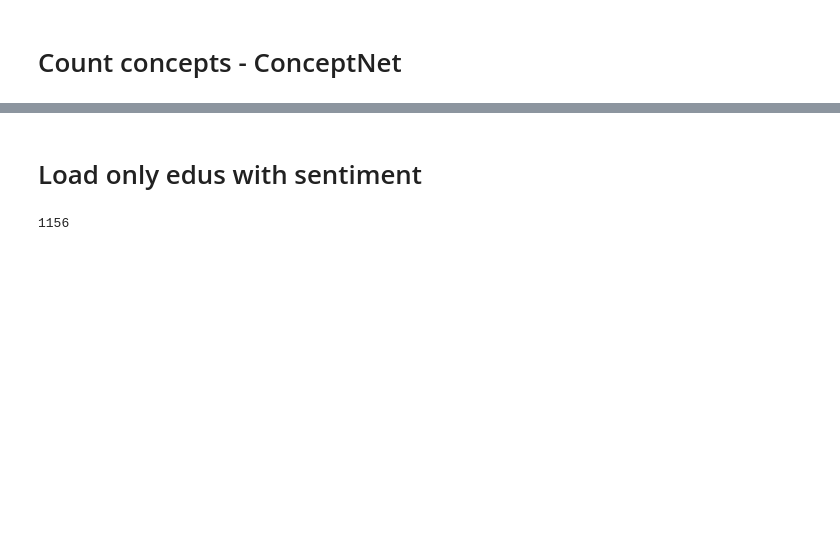
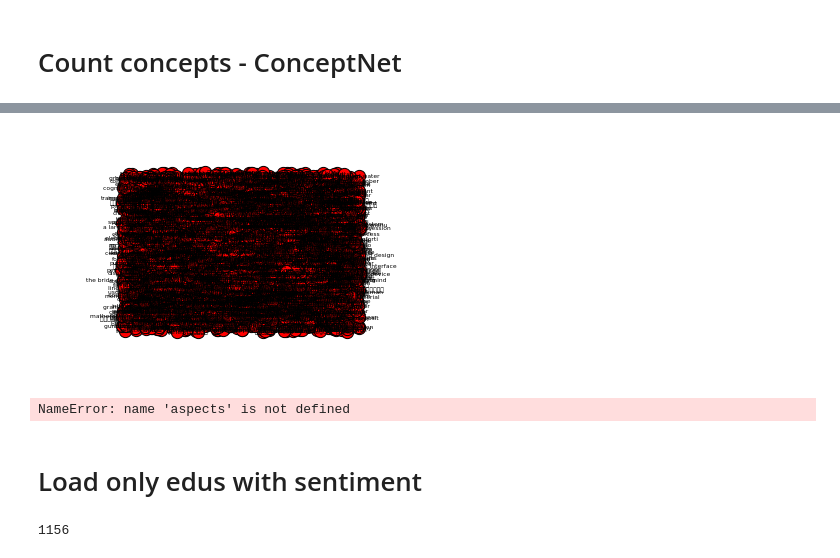
Before and after one commit to laugustyniak/discourse_summarization, a Jupyter notebook: notebooks/aspect-disambiguation-merging.ipynb, the cells around one changed output, grey strips where cells are left out. Cells and saved outputs as stored; diff of their text form; code cells hidden in the pictures; blank space fills up the shorter version.

Commit message:
conceptnet.io graph for aspects - ipod

```diff
--- a/notebooks/aspect-disambiguation-merging.ipynb
+++ b/notebooks/aspect-disambiguation-merging.ipynb
@@ -161,0 +128,15 @@ edus_df.head()
+# %%
+# get synonyms
+CONCEPTNET_RELATIONS = ['Synonym']
+aspect_concept_synsets = {}
+for cnpx in [x for x in aspects.aspect_concepts if x]:
+    cnpx = cnpx['conceptnet_io']
+    if cnpx:
+        for concept, relations in cnpx.iteritems():
+            aspect_concept_synsets[concept] = set()
+            for relation in [r for r in relations if 'Synonym' in r['relation']]:
+#                 if concept == relation['start']:
+                aspect_concept_synsets[concept].add(unicode(relation['start']))
+                aspect_concept_synsets[concept].add(unicode(relation['end']))
+#                 if concept == relation['end']:
+#                     aspect_concept_synsets[concept].add(relation['end'])
@@ -161,0 +145,26 @@ edus_df.head()
+# %%
+aspects_graph = nx.DiGraph()
+# %%
+for cnpx in [x for x in aspects.aspect_concepts if x]:
+    cnpx = cnpx['conceptnet_io']
+    if cnpx:
+        for concept, relations in cnpx.iteritems():
+            aspect_concept_synsets[concept] = set()
+            for relation in relations:
+                aspects_graph.add_edge(relation['start'], relation['end'], relation=relation['relation'])
+# %%
+edge_labels = dict([((u, v, ), d['relation']) for u,v,d in aspects_graph.edges(data=True)])
+node_labels = {n: n for n in aspects_graph.nodes()}
+
+# deg = aspects_graph.degree()
+# to_remove = [n for n in deg if deg[n] == 1]
+# aspects_graph.remove_nodes_from(to_remove)
+# %%
+# pos = nx.spring_layout(aspects_graph)
+pos = nx.random_layout(aspects_graph)
+nx.draw_networkx_edge_labels(aspects_graph, pos, edge_labels=edge_labels, font_size=6)
+nx.draw_networkx_labels(aspects_graph, pos, labels=node_labels, font_size=6)
+nx.draw(aspects_graph, pos, node_size=150, edge_cmap=plt.cm.Reds)
+plt.show()
+# %% [output]
+[figure, added]
@@ -162,3 +179,7 @@ edus_df.head()
+# %%
+aspects.aspect_concepts
+# %% [output]
+NameError: name 'aspects' is not defined
 # %% [markdown]
 # Load only edus with sentiment
 # %%
```
Also changed, not shown: parts of 11 cells of this notebook, 1 other file.
